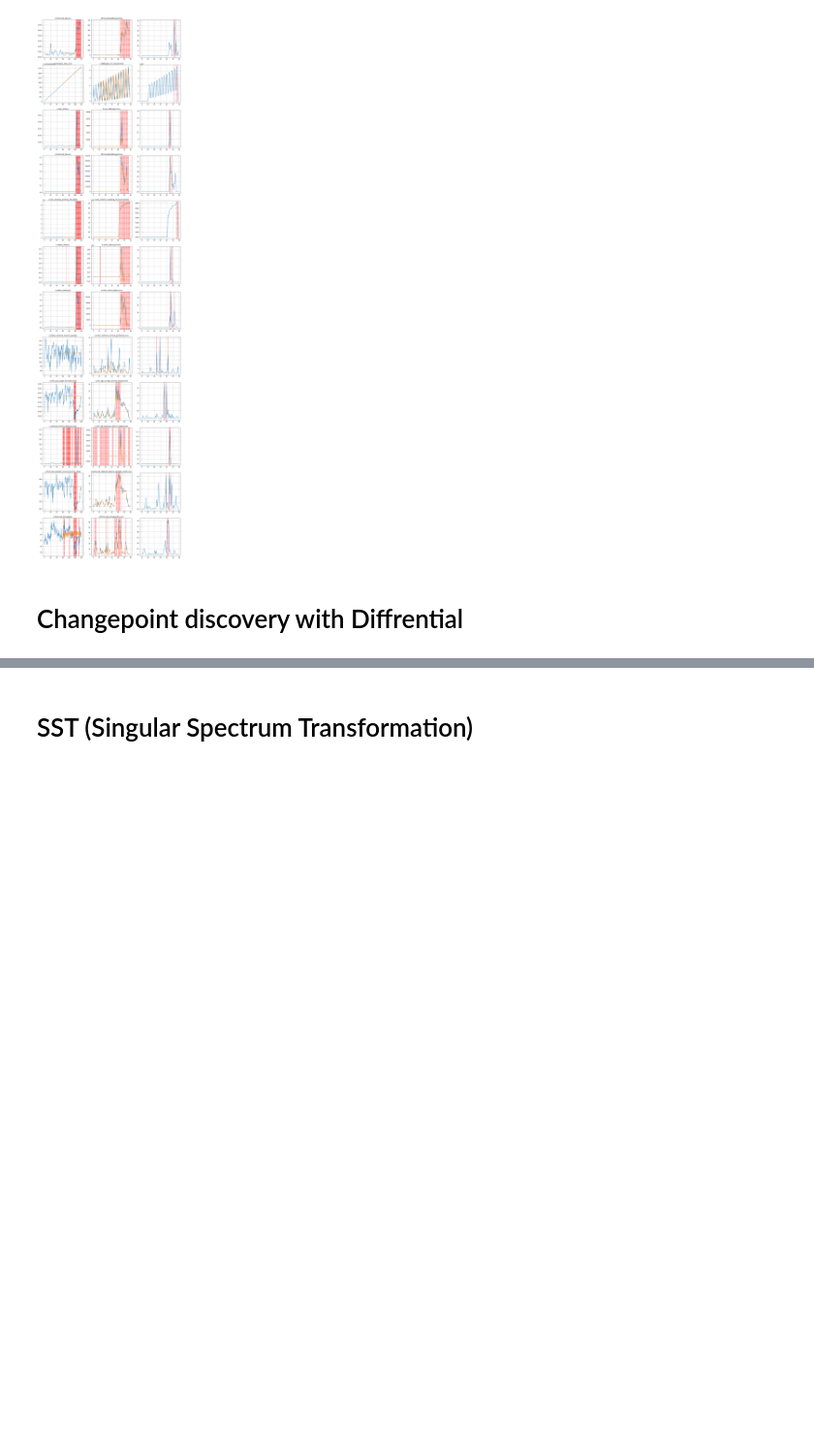
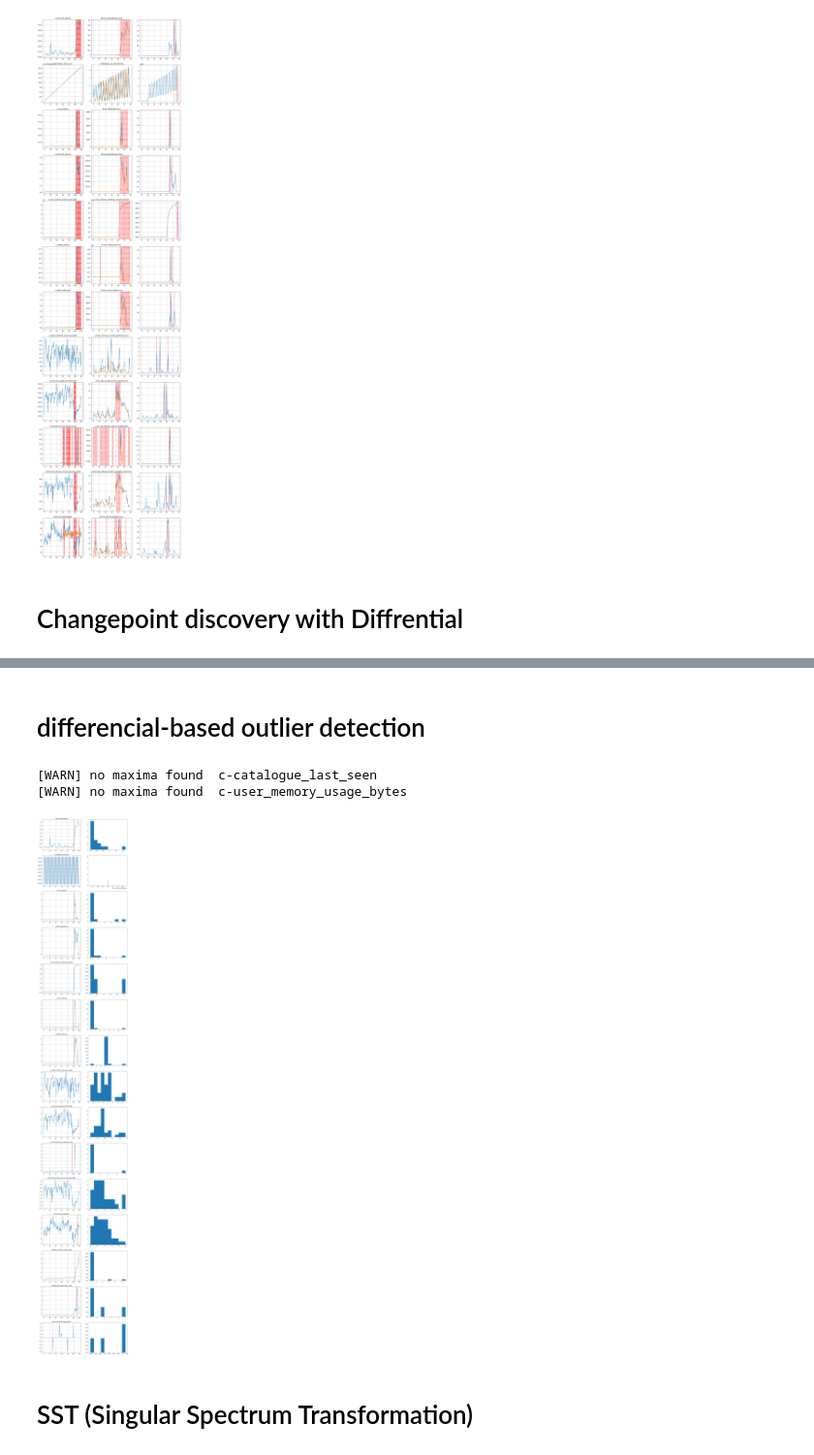
Before and after one commit to ai4sre/meltria-analyzer, a Jupyter notebook: notebooks/investigate_ar-based-ad_issue.ipynb, the cells around one changed output, grey strips where cells are left out. Shown at 97% size. Cells and saved outputs as stored; diff of their text form; code cells hidden in the pictures; blank space fills up the shorter version.

```diff
--- a/notebooks/investigate_ar-based-ad_issue.ipynb
+++ b/notebooks/investigate_ar-based-ad_issue.ipynb
@@ -323,3 +309,63 @@ plt.show()
+# %% [markdown]
+# differencial-based outlier detection
+# %%
+import banpei
+
+
+import scipy.stats
+import scipy.signal
+
+cases = sockshop.testcases_of_sockshop
+fig, axs = plt.subplots(len(cases), ncols=2)
+fig.set_size_inches(14, 6*len(cases))
+for case, ax in zip(cases, axs):
+    ts = scipy.stats.zscore(case['datapoints'])
+
+    maxidxs = scipy.signal.argrelmax(ts)[0]
+    if len(maxidxs) == 0:
+        print('[WARN] no maxima found ', case['name'])
+        ts = np.diff(ts)
+        maxidxs = scipy.signal.argrelmax(ts)[0]
+        minidxs = scipy.signal.argrelmin(ts)[0]
+    else:
+        minidxs = scipy.signal.argrelmin(ts)[0]
+    if len(minidxs) == 0:
+        ts = np.diff(ts)
+        minidxs = scipy.signal.argrelmin(ts)[0]
+        # minidxs = np.array([0])
+
+    # determine whether maidxs include the last scores index (the newest value)
+    lookback_idx: int = max(maxidxs[-1], minidxs[-1])
+    if any([ts[i-1] <= ts[i] for i in range(ts.size-1, lookback_idx, -1)]):
+        maxidxs = np.append(maxidxs, ts.size-1)
+
+    diff_scores: list[tuple[int, float]] = []
+    for maxid in maxidxs:
+        last_minid = 0
+        for minid in minidxs:
+            if minid < maxid:
+                last_minid = minid
+        diff_scores.append((last_minid, ts[maxid] - ts[last_minid]))
+
+    values = np.array([v for _, v in diff_scores])
+    ax[1].hist(values)
+    if len(diff_scores) <= ts.size * 0.05:
+        id, val =  sorted(diff_scores, key=lambda x: x[1], reverse=True)[0]
+        ax[0].axvline(id, color='red', linestyle='dashed', label='breaks')
+    else:
+        outliers = banpei.Hotelling().detect(values, 0.05)
+        for i, v1 in outliers:
+            for id, v2 in diff_scores:
+                if v1 == v2:
+                    ax[0].axvline(id, color='red', linestyle='dashed', label='breaks')
+    ax[0].set_title(case['name'])
+    ax[0].plot(ts)
+    ax[0].grid()
+plt.show()
+# %% [output]
+[WARN] no maxima found  c-catalogue_last_seen
+[WARN] no maxima found  c-user_memory_usage_bytes
+[figure, added]
 # %% [markdown]
 # SST (Singular Spectrum Transformation)
 # %%
```
Also changed, not shown: parts of 1 cell of this notebook, 1 other file.
